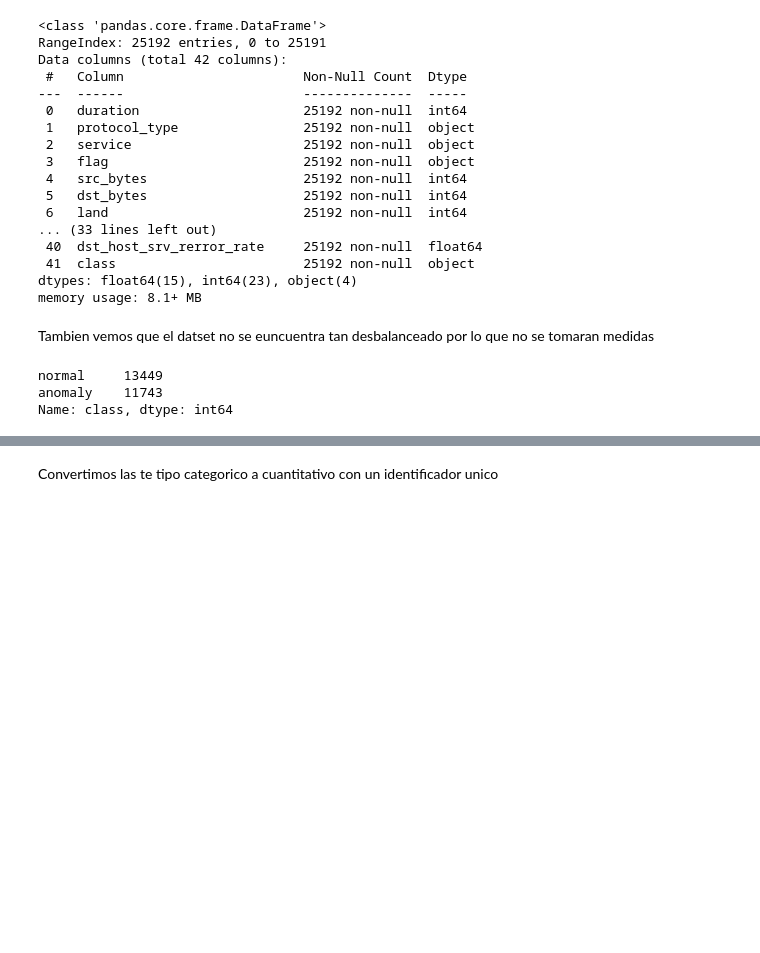
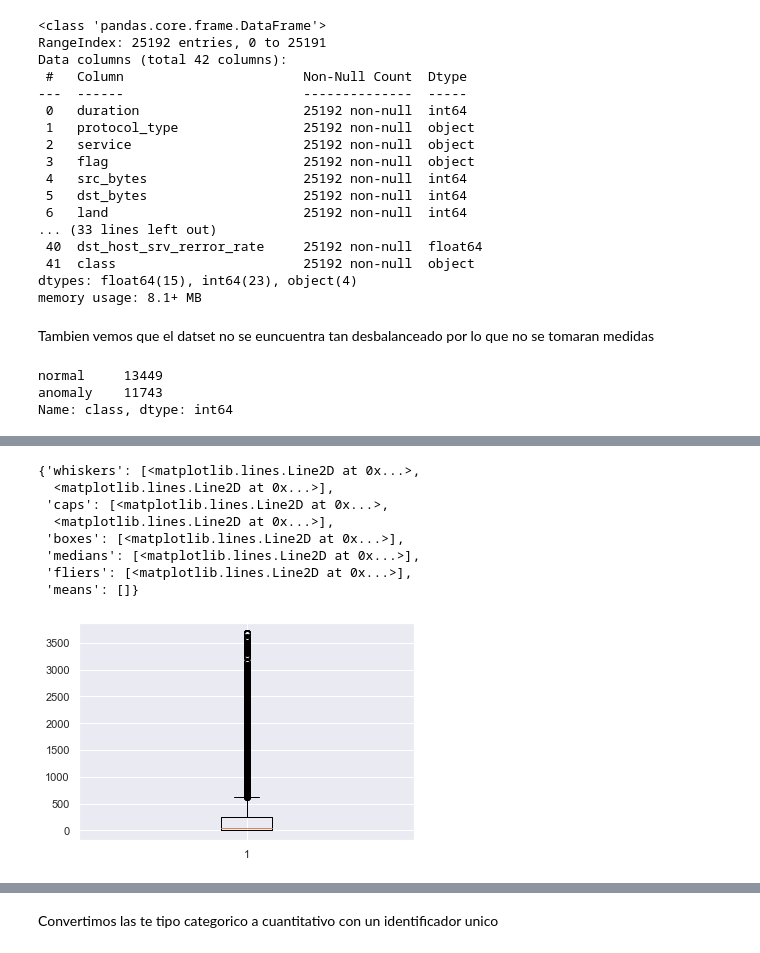
Before and after one commit to saritazavala/SDS-LAB05, a Jupyter notebook: modelos_parte2.ipynb, the cells around one changed output, grey strips where cells are left out. Drawn from its saved outputs; the diff is of its cells as text; code cells hidden in the pictures; blank space fills up the shorter version.

```diff
--- a/modelos_parte2.ipynb
+++ b/modelos_parte2.ipynb
@@ -73,0 +109,14 @@ Name: class, dtype: int64
+# %%
+def outliers(df, feature):
+    Q1= df[feature].quantile(0.0)
+    Q3 = df[feature].quantile(0.95)
+    IQR = Q3 - Q1
+    upper_limit = Q3 + 1.5 * IQR
+    lower_limit = Q1 - 1.5 * IQR
+    return upper_limit, lower_limit
+
+upper, lower = outliers(df, "src_bytes")
+df = df[(df['src_bytes'] > lower) & (df['src_bytes'] < upper)]
+
+upper, lower = outliers(df, "dst_bytes")
+df = df[(df['dst_bytes'] > lower) & (df['dst_bytes'] < upper)]
@@ -73,0 +128,12 @@ Name: class, dtype: int64
+# %%
+plt.boxplot(df["src_bytes"])
+# %% [output]
+{'whiskers': [<matplotlib.lines.Line2D at 0x...>,
+  <matplotlib.lines.Line2D at 0x...>],
+ 'caps': [<matplotlib.lines.Line2D at 0x...>,
+  <matplotlib.lines.Line2D at 0x...>],
+ 'boxes': [<matplotlib.lines.Line2D at 0x...>],
+ 'medians': [<matplotlib.lines.Line2D at 0x...>],
+ 'fliers': [<matplotlib.lines.Line2D at 0x...>],
+ 'means': []}
+[figure, added]
```
Also changed, not shown: parts of 10 cells of this notebook.
